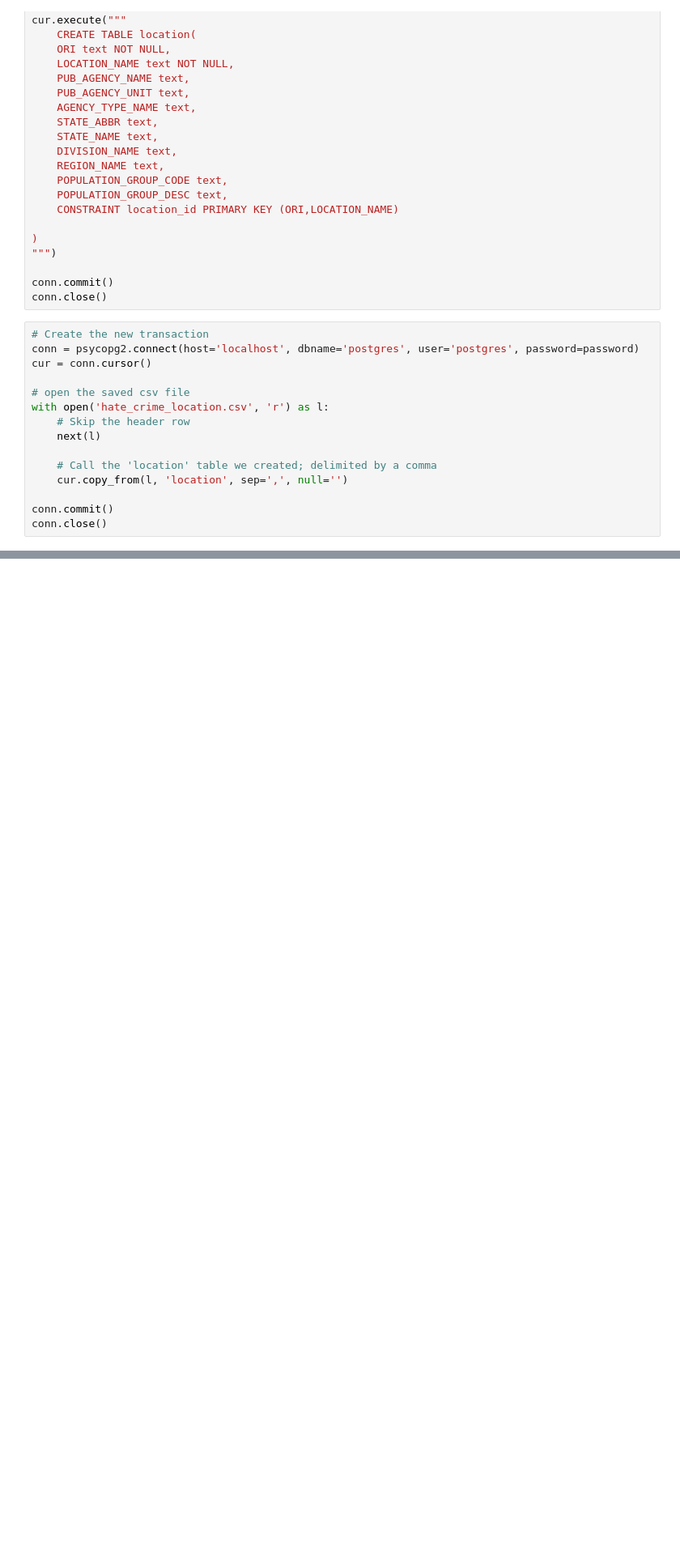
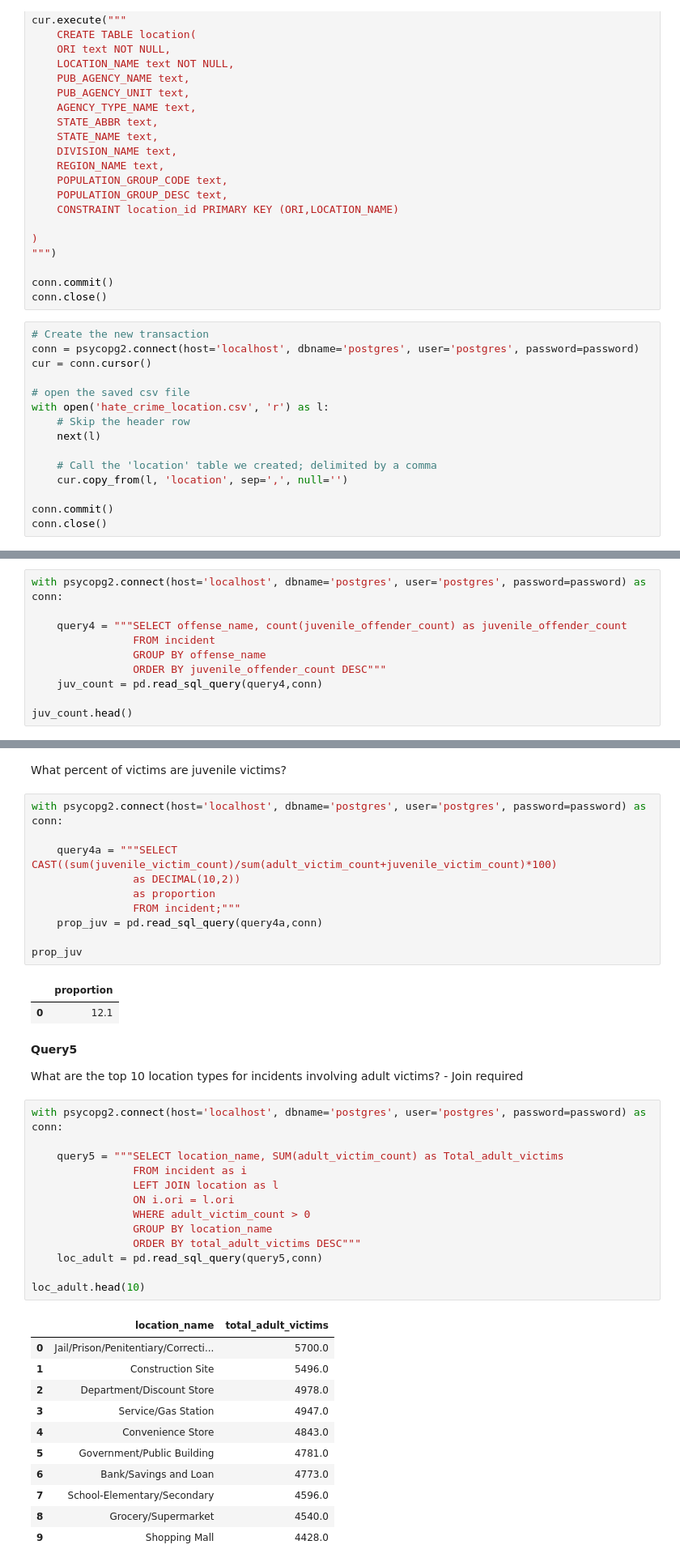
Before and after one commit to SakshiDS/etl_project, a Jupyter notebook: Hate Crime ETL Project.ipynb, the cells around one changed output, grey strips where cells are left out. Shown at 81% size. Cells and saved outputs as stored; diff of their text form; blank space fills up the shorter version.

```diff
--- a/Hate Crime ETL Project.ipynb
+++ b/Hate Crime ETL Project.ipynb
@@ -256,0 +340,10 @@ conn.close()
+# %%
+with psycopg2.connect(host='localhost', dbname='postgres', user='postgres', password=password) as conn:
+
+    query4 = """SELECT offense_name, count(juvenile_offender_count) as juvenile_offender_count
+                FROM incident
+                GROUP BY offense_name
+                ORDER BY juvenile_offender_count DESC"""
+    juv_count = pd.read_sql_query(query4,conn)
+
+juv_count.head()
@@ -256,0 +357,44 @@ conn.close()
+# %% [markdown]
+What percent of victims are juvenile victims?
+# %%
+with psycopg2.connect(host='localhost', dbname='postgres', user='postgres', password=password) as conn:
+
+    query4a = """SELECT CAST((sum(juvenile_victim_count)/sum(adult_victim_count+juvenile_victim_count)*100)
+                as DECIMAL(10,2))
+                as proportion
+                FROM incident;"""
+    prop_juv = pd.read_sql_query(query4a,conn)
+
+prop_juv
+# %% [output]
+|  | proportion |
+| 0 | 12.1 |
+# %% [markdown]
+**Query5**
+
+What are the top 10 location types for incidents involving adult victims? - Join required
+# %%
+with psycopg2.connect(host='localhost', dbname='postgres', user='postgres', password=password) as conn:
+
+    query5 = """SELECT location_name, SUM(adult_victim_count) as Total_adult_victims
+                FROM incident as i
+                LEFT JOIN location as l
+                ON i.ori = l.ori
+                WHERE adult_victim_count > 0
+                GROUP BY location_name
+                ORDER BY total_adult_victims DESC"""
+    loc_adult = pd.read_sql_query(query5,conn)
+
+loc_adult.head(10)
+# %% [output]
+|  | location_name | total_adult_victims |
+| 0 | Jail/Prison/Penitentiary/Correcti... | 5700.0 |
+| 1 | Construction Site | 5496.0 |
+| 2 | Department/Discount Store | 4978.0 |
+| 3 | Service/Gas Station | 4947.0 |
+| 4 | Convenience Store | 4843.0 |
+| 5 | Government/Public Building | 4781.0 |
+| 6 | Bank/Savings and Loan | 4773.0 |
+| 7 | School-Elementary/Secondary | 4596.0 |
+| 8 | Grocery/Supermarket | 4540.0 |
+| 9 | Shopping Mall | 4428.0 |
```
Also changed, not shown: parts of 13 cells of this notebook.
